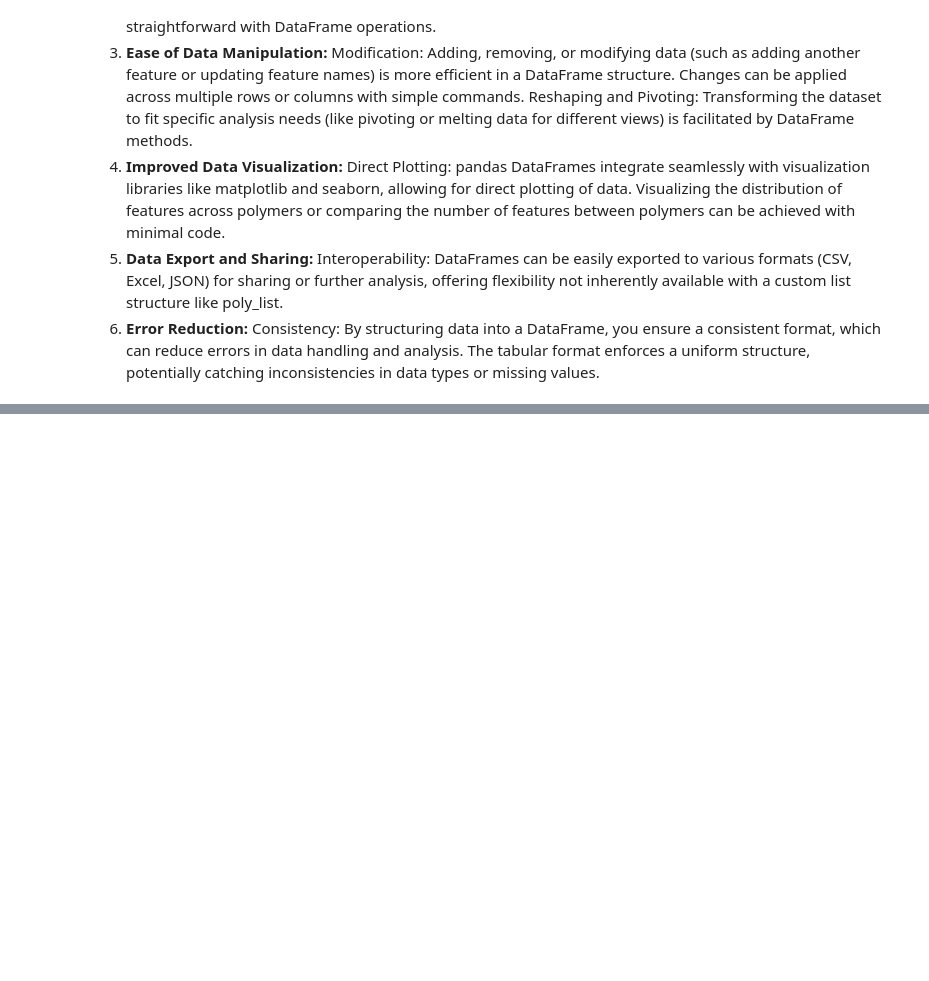
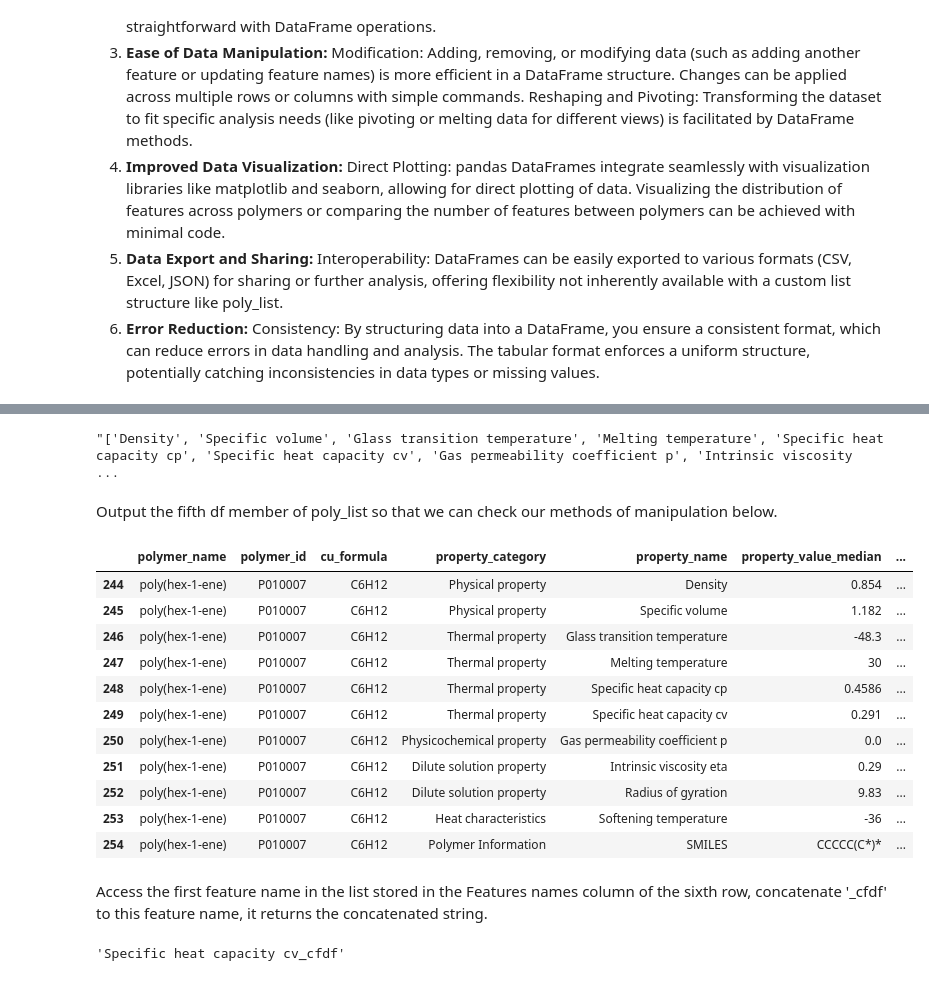
Before and after one commit to chriswilson2020/ML-For-PolymerChemistry, a Jupyter notebook: Polymer Properties.ipynb, the cells around one changed output, grey strips where cells are left out. Cells and saved outputs as stored; diff of their text form; code cells hidden in the pictures; blank space fills up the shorter version.

```diff
--- a/Polymer Properties.ipynb
+++ b/Polymer Properties.ipynb
@@ -129,0 +144,29 @@ Consistency: By structuring data into a DataFrame, you ensure a consistent forma
+# %%
+# Do some checking to ensure the df has the same data as in poly_list
+df['Features names'][5]
+# %% [output]
+"['Density', 'Specific volume', 'Glass transition temperature', 'Melting temperature', 'Specific heat capacity cp', 'Specific heat capacity cv', 'Gas permeability coefficient p', 'Intrinsic viscosity  ...
+# %% [markdown]
+Output the fifth df member of poly_list so that we can check our methods of manipulation below.
+# %%
+poly_list[5]
+# %% [output]
+|  | polymer_name | polymer_id | cu_formula | property_category | property_name | property_value_median | ... |
+| 244 | poly(hex-1-ene) | P010007 | C6H12 | Physical property | Density | 0.854 | ... |
+| 245 | poly(hex-1-ene) | P010007 | C6H12 | Physical property | Specific volume | 1.182 | ... |
+| 246 | poly(hex-1-ene) | P010007 | C6H12 | Thermal property | Glass transition temperature | -48.3 | ... |
+| 247 | poly(hex-1-ene) | P010007 | C6H12 | Thermal property | Melting temperature | 30 | ... |
+| 248 | poly(hex-1-ene) | P010007 | C6H12 | Thermal property | Specific heat capacity cp | 0.4586 | ... |
+| 249 | poly(hex-1-ene) | P010007 | C6H12 | Thermal property | Specific heat capacity cv | 0.291 | ... |
+| 250 | poly(hex-1-ene) | P010007 | C6H12 | Physicochemical property | Gas permeability coefficient p | 0.0 | ... |
+| 251 | poly(hex-1-ene) | P010007 | C6H12 | Dilute solution property | Intrinsic viscosity eta | 0.29 | ... |
+| 252 | poly(hex-1-ene) | P010007 | C6H12 | Dilute solution property | Radius of gyration | 9.83 | ... |
+| 253 | poly(hex-1-ene) | P010007 | C6H12 | Heat characteristics | Softening temperature | -36 | ... |
+| 254 | poly(hex-1-ene) | P010007 | C6H12 | Polymer Information | SMILES | CCCCC(C*)* | ... |
+# %% [markdown]
+Access the first feature name in the list stored in the Features names column of the sixth row, concatenate '_cfdf' to this feature name, it returns the concatenated string.
+# %%
+# Check that we can concatenate to dataframes
+ddf['Features names'][5][0] +'_' +'cfdf'
+# %% [output]
+'Specific heat capacity cv_cfdf'
```
Also changed, not shown: parts of 12 cells of this notebook.
